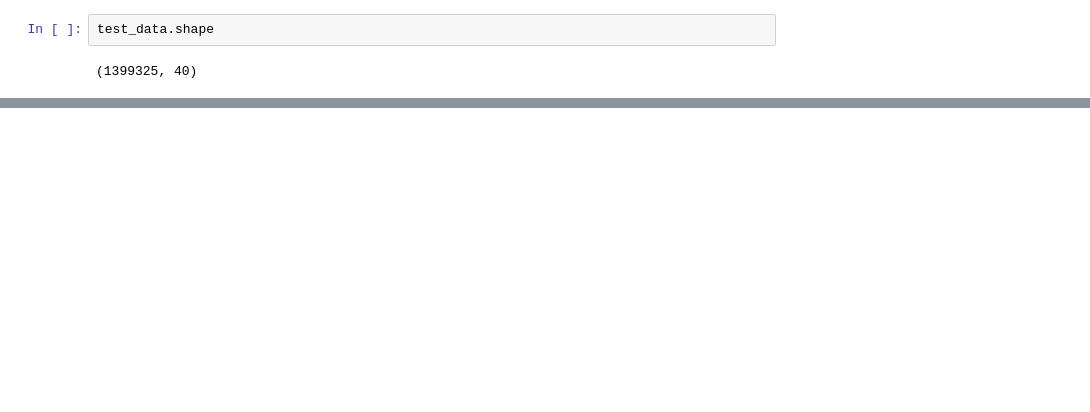
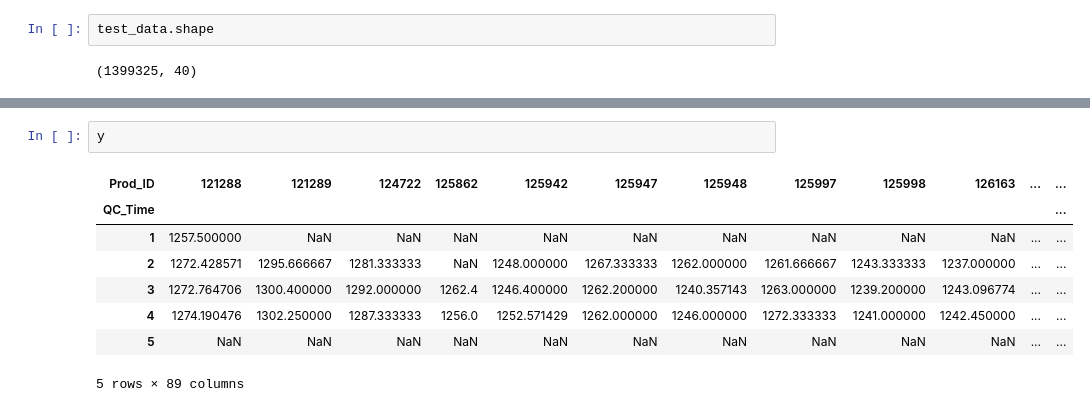
Before and after one commit to james-tn/MIDS, a Jupyter notebook: w205/Sysmex Analyzer Anomaly EDA-Ver0.5.ipynb, the cells around one changed output, grey strips where cells are left out. Drawn from its saved outputs; the diff is of its cells as text; blank space fills up the shorter version.

```diff
--- a/w205/Sysmex Analyzer Anomaly EDA-Ver0.5.ipynb
+++ b/w205/Sysmex Analyzer Anomaly EDA-Ver0.5.ipynb
@@ -389,0 +397,11 @@ test_data.shape
+# %%
+y
+# %% [output]
+| Prod_ID | 121288 | 121289 | 124722 | 125862 | 125942 | 125947 | 125948 | 125997 | 125998 | 126163 | ... | ... |
+| QC_Time |  |  |  |  |  |  |  |  |  |  |  | ... |
+| 1 | 1257.500000 | NaN | NaN | NaN | NaN | NaN | NaN | NaN | NaN | NaN | ... | ... |
+| 2 | 1272.428571 | 1295.666667 | 1281.333333 | NaN | 1248.000000 | 1267.333333 | 1262.000000 | 1261.666667 | 1243.333333 | 1237.000000 | ... | ... |
+| 3 | 1272.764706 | 1300.400000 | 1292.000000 | 1262.4 | 1246.400000 | 1262.200000 | 1240.357143 | 1263.000000 | 1239.200000 | 1243.096774 | ... | ... |
+| 4 | 1274.190476 | 1302.250000 | 1287.333333 | 1256.0 | 1252.571429 | 1262.000000 | 1246.000000 | 1272.333333 | 1241.000000 | 1242.450000 | ... | ... |
+| 5 | NaN | NaN | NaN | NaN | NaN | NaN | NaN | NaN | NaN | NaN | ... | ... |
+5 rows × 89 columns
```
Also changed, not shown: parts of 5 cells of this notebook, 2 other files.
